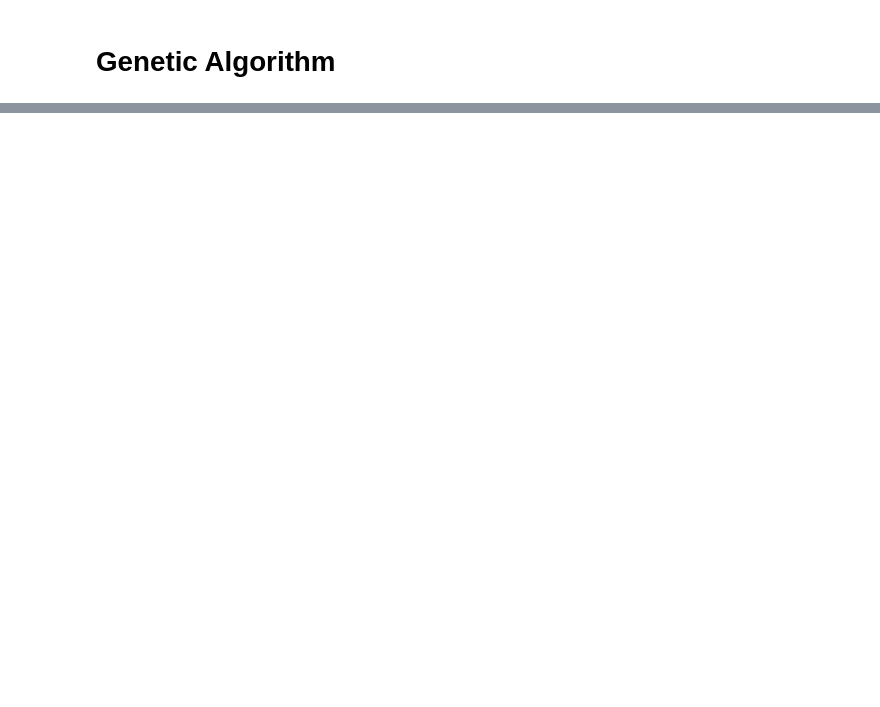
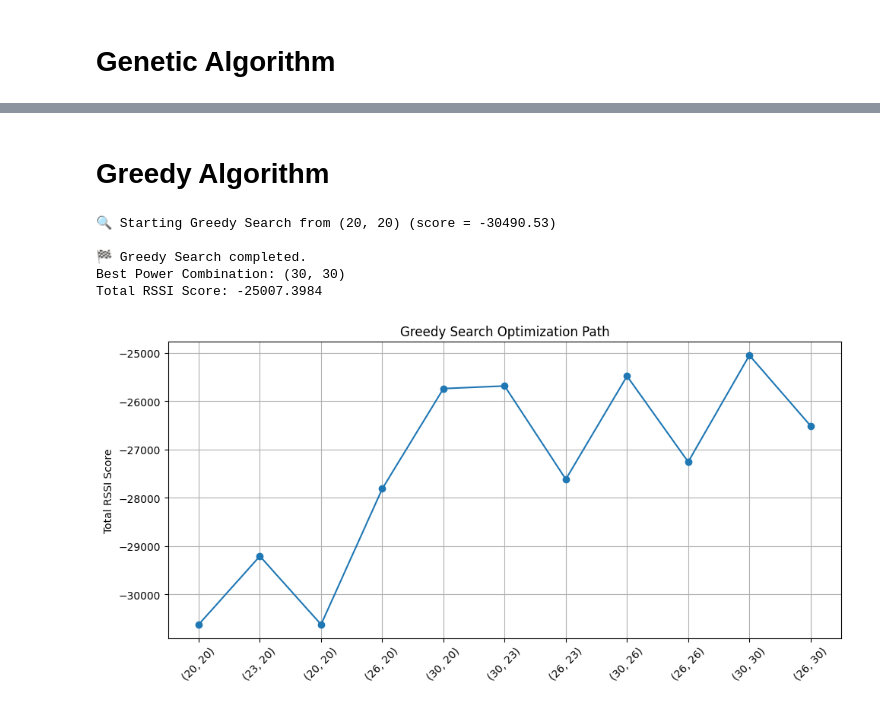
Before and after one commit to laurenchristyt/WiFi-Coverage-and-Capacity-Optimization-Access-Point-Localization-and-RSSI-Prediction-, a Jupyter notebook: Combined.ipynb, the cells around one changed output, grey strips where cells are left out. Cells and saved outputs as stored; diff of their text form; code cells hidden in the pictures; blank space fills up the shorter version.

Commit message:
Added LKMO, GA, and Greedy Algorithm

```diff
--- a/Combined.ipynb
+++ b/Combined.ipynb
@@ -1564,0 +2119,2 @@ Optimal Transmit Power: [20, 20]
+# %% [markdown]
+# Greedy Algorithm
@@ -1564,0 +2150,52 @@ Optimal Transmit Power: [20, 20]
+# %%
+# Start from lowest power setting
+start_comb = (20, 20)
+visited = set()
+current_comb = start_comb
+best_score = get_total_rssi_score(model, locations, current_comb)
+history = [(current_comb, best_score)]
+
+print(f"🔍 Starting Greedy Search from {start_comb} (score = {best_score:.2f})")
+
+while True:
+    neighbors = get_neighbors(current_comb, power_levels)
+    improved = False
+    for neighbor in neighbors:
+        if neighbor in visited:
+            continue
+        score = get_total_rssi_score(model, locations, neighbor)
+        history.append((neighbor, score))
+        if score > best_score:
+            current_comb = neighbor
+            best_score = score
+            improved = True
+            break
+    if not improved:
+        break
+    visited.add(current_comb)
+
+print(f"\n🏁 Greedy Search completed.")
+print(f"Best Power Combination: {current_comb}")
+print(f"Total RSSI Score: {best_score:.4f}")
+# %% [output]
+🔍 Starting Greedy Search from (20, 20) (score = -30490.53)
+
+🏁 Greedy Search completed.
+Best Power Combination: (30, 30)
+Total RSSI Score: -25007.3984
+# %%
+import matplotlib.pyplot as plt
+
+steps = [str(h[0]) for h in history]
+scores = [h[1] for h in history]
+
+plt.figure(figsize=(10, 5))
+plt.plot(range(len(scores)), scores, marker='o')
+plt.xticks(range(len(scores)), steps, rotation=45)
+plt.ylabel('Total RSSI Score')
+plt.title('Greedy Search Optimization Path')
+plt.grid(True)
+plt.tight_layout()
+plt.show()
+# %% [output]
+[figure, added]
```
Also changed, not shown: parts of 61 cells of this notebook, 2 other files.
